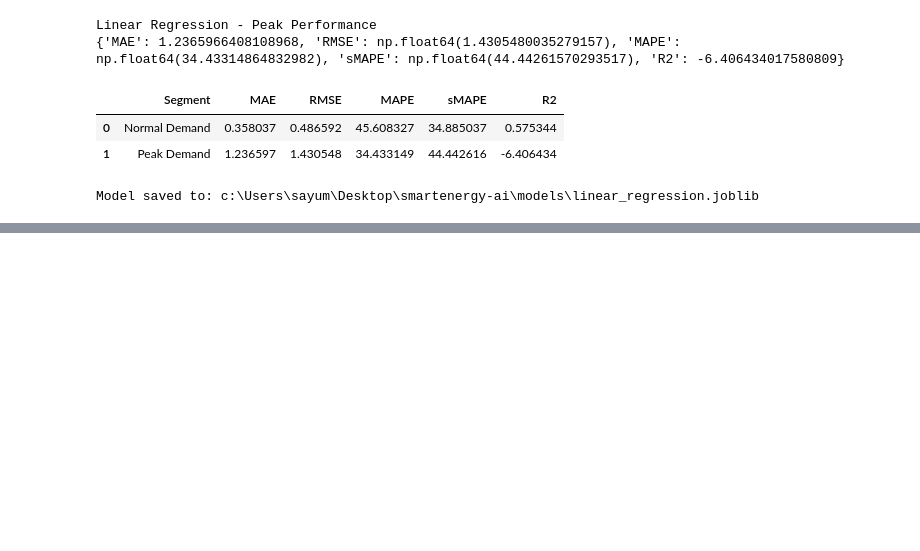
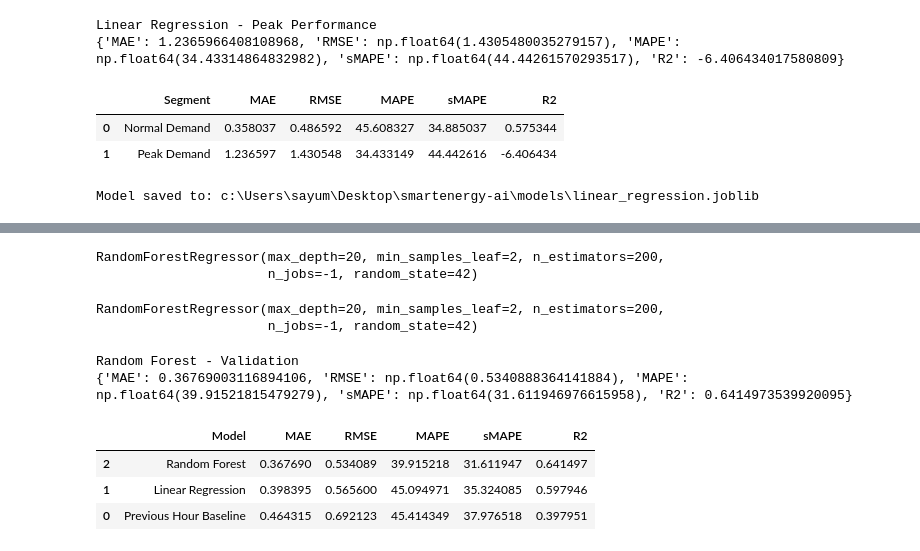
Before and after one commit to Dumi96/ML-Based-Electricity-Demand-Forecasting-Consumption-Anomaly-Detection-for-Smart-Homes, a Jupyter notebook: notebooks/01_data_ingestion_and_quality.ipynb, the cells around one changed output, grey strips where cells are left out. Drawn from its saved outputs; the diff is of its cells as text; code cells hidden in the pictures; blank space fills up the shorter version.

```diff
--- a/notebooks/01_data_ingestion_and_quality.ipynb
+++ b/notebooks/01_data_ingestion_and_quality.ipynb
@@ -3009,0 +3017,64 @@ Model saved to: c:\Users\sayum\Desktop\smartenergy-ai\models\linear_regression.j
+# %%
+rf_model = create_random_forest_model()
+
+print(rf_model)
+# %% [output]
+RandomForestRegressor(max_depth=20, min_samples_leaf=2, n_estimators=200,
+                      n_jobs=-1, random_state=42)
+# %%
+# Train Random Forest
+
+rf_model.fit(
+    X_train,
+    y_train
+)
+# %% [output]
+RandomForestRegressor(max_depth=20, min_samples_leaf=2, n_estimators=200,
+                      n_jobs=-1, random_state=42)
+# %%
+# Validation predictions
+y_val_pred_rf = rf_model.predict(
+    X_val
+)
+# %%
+rf_val_metrics = calculate_metrics(
+    y_val,
+    y_val_pred_rf
+)
+
+print("Random Forest - Validation")
+print(rf_val_metrics)
+# %% [output]
+Random Forest - Validation
+{'MAE': 0.36769003116894106, 'RMSE': np.float64(0.5340888364141884), 'MAPE': np.float64(39.91521815479279), 'sMAPE': np.float64(31.611946976615958), 'R2': 0.6414973539920095}
+# %%
+# Compare all three models
+
+model_comparison = pd.DataFrame([
+    {
+        "Model": "Previous Hour Baseline",
+        **calculate_metrics(
+            y_val,
+            X_val["lag_1h"]
+        )
+    },
+    {
+        "Model": "Linear Regression",
+        **linear_val_metrics
+    },
+    {
+        "Model": "Random Forest",
+        **rf_val_metrics
+    }
+])
+
+display(
+    model_comparison.sort_values(
+        "MAE"
+    )
+)
+# %% [output]
+|  | Model | MAE | RMSE | MAPE | sMAPE | R2 |
+| 2 | Random Forest | 0.367690 | 0.534089 | 39.915218 | 31.611947 | 0.641497 |
+| 1 | Linear Regression | 0.398395 | 0.565600 | 45.094971 | 35.324085 | 0.597946 |
+| 0 | Previous Hour Baseline | 0.464315 | 0.692123 | 45.414349 | 37.976518 | 0.397951 |
```
Also changed, not shown: parts of 12 cells of this notebook, 2 other files.
